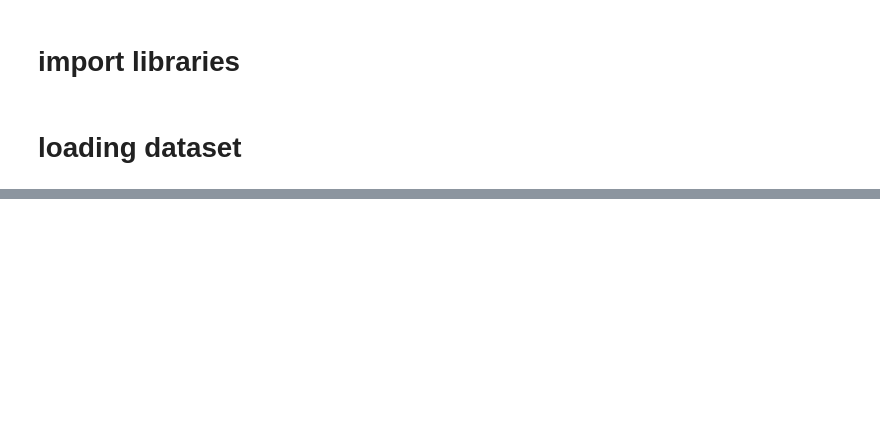
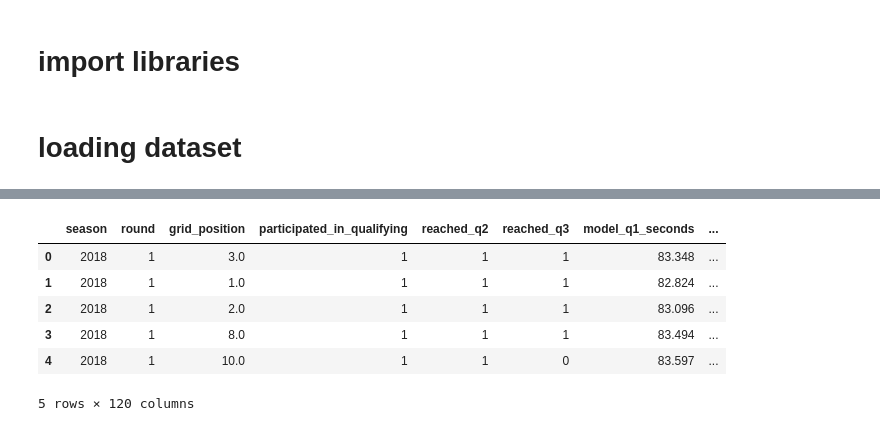
Before and after one commit to cs10101/F1_race_winner_prediction_model, a Jupyter notebook: F1_model_training_version_2.ipynb, the cells around one changed output, grey strips where cells are left out. Saved outputs shown, nothing was run; the diff lists cells and outputs as text; code cells hidden in the pictures; blank space fills up the shorter version.

```diff
--- a/F1_model_training_version_2.ipynb
+++ b/F1_model_training_version_2.ipynb
@@ -77,0 +89,14 @@ dtype: int64
+# %%
+f1_data_processed = f1_data.copy()
+categorical_features = ['race_name', 'team', 'driver_code']
+f1_data_processed = pd.get_dummies(f1_data_processed, columns=categorical_features, drop_first=True)
+
+display(f1_data_processed.head())
+# %% [output]
+|  | season | round | grid_position | participated_in_qualifying | reached_q2 | reached_q3 | model_q1_seconds | ... |
+| 0 | 2018 | 1 | 3.0 | 1 | 1 | 1 | 83.348 | ... |
+| 1 | 2018 | 1 | 1.0 | 1 | 1 | 1 | 82.824 | ... |
+| 2 | 2018 | 1 | 2.0 | 1 | 1 | 1 | 83.096 | ... |
+| 3 | 2018 | 1 | 8.0 | 1 | 1 | 1 | 83.494 | ... |
+| 4 | 2018 | 1 | 10.0 | 1 | 1 | 0 | 83.597 | ... |
+5 rows × 120 columns
```
Also changed, not shown: parts of 13 cells of this notebook.
